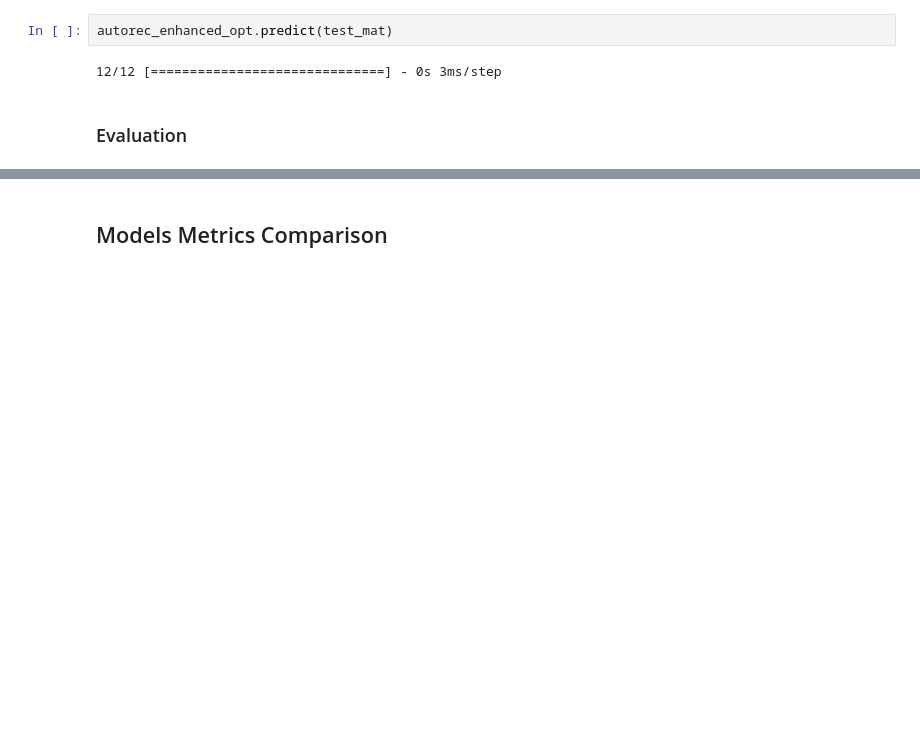
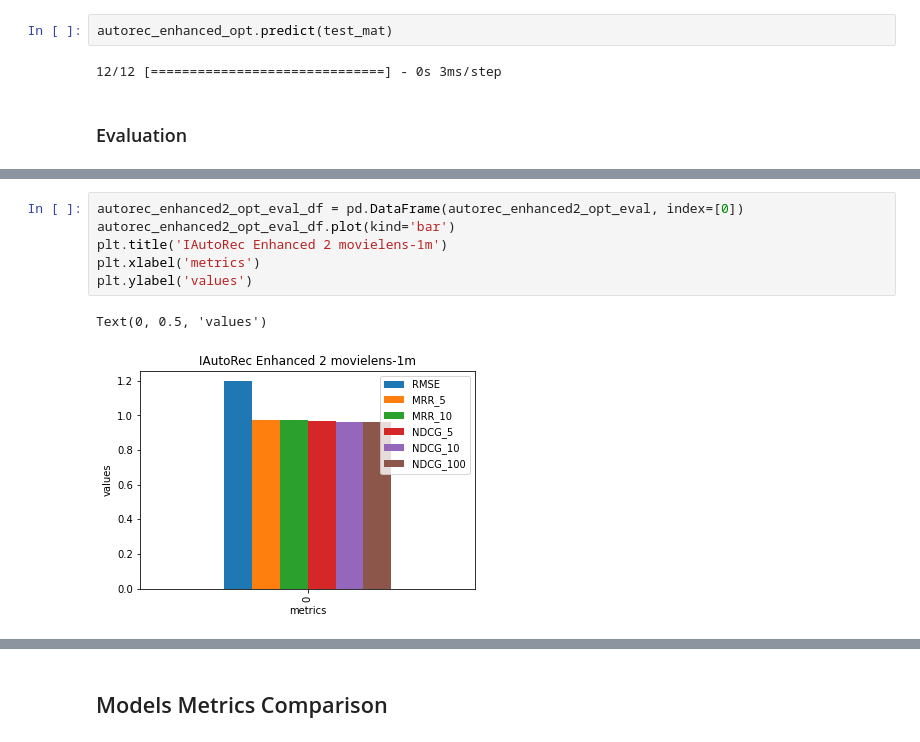
Before and after one commit to aviadar/RecSys_AutoRecProject, a Jupyter notebook: autorec_project_movielens.ipynb, the cells around one changed output, grey strips where cells are left out. Saved outputs shown, nothing was run; the diff lists cells and outputs as text; blank space fills up the shorter version.

```diff
--- a/autorec_project_movielens.ipynb
+++ b/autorec_project_movielens.ipynb
@@ -544,0 +701,9 @@ Text(0, 0.5, 'values')
+# %%
+autorec_enhanced2_opt_eval_df = pd.DataFrame(autorec_enhanced2_opt_eval, index=[0])
+autorec_enhanced2_opt_eval_df.plot(kind='bar')
+plt.title('IAutoRec Enhanced 2 movielens-1m')
+plt.xlabel('metrics')
+plt.ylabel('values')
+# %% [output]
+Text(0, 0.5, 'values')
+[figure, added]
```
Also changed, not shown: parts of 47 cells of this notebook, 2 other files.
